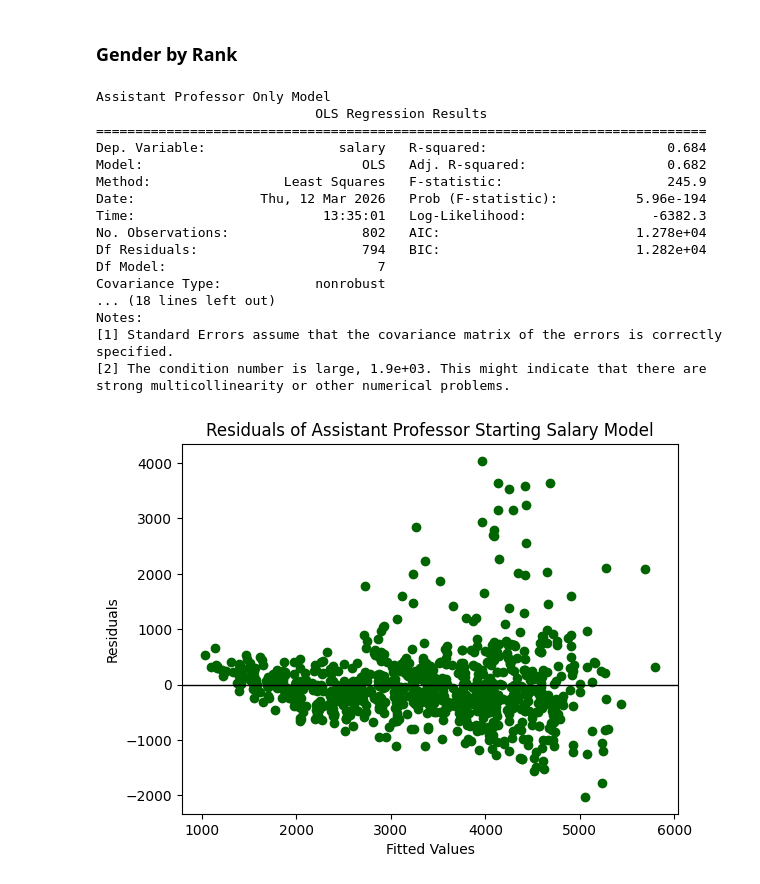
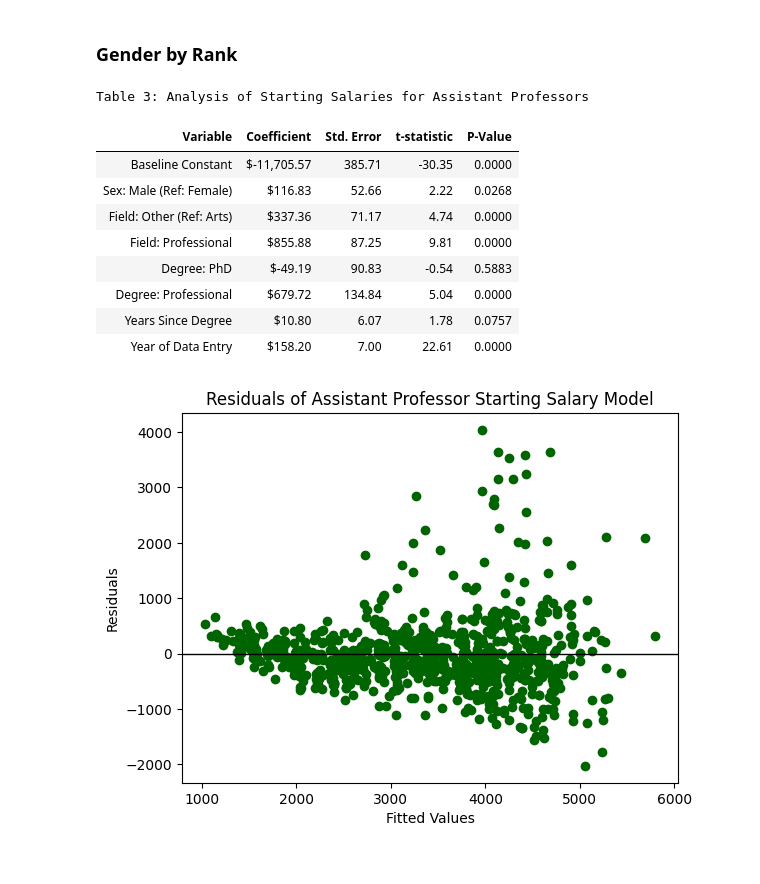
Before and after one commit to Jaiycex/Data557_Project_StoryTeam, a Jupyter notebook: Istanbul_IDS.ipynb, the cells around one changed output. Cells and saved outputs as stored; diff of their text form; code cells hidden in the pictures.

```diff
--- a/Istanbul_IDS.ipynb
+++ b/Istanbul_IDS.ipynb
@@ -278,30 +364,62 @@ for col in categorical_cols:
 # %%
 #Assist prof model (dropped admin bc only 1 point was admin == 1)
 assist_lm = smf.ols(
     "salary ~ sex + field + deg + yrdeg + year",
     data=assist_prof_subset
 ).fit()
 
-print("Assistant Professor Only Model")
-print(assist_lm.summary())
+# 1. Extract results from the Assistant Professor OLS model
+assist_results = pd.DataFrame({
+    'Variable': assist_lm.model.exog_names,
+    'Coefficient': assist_lm.params.values,
+    'Std. Error': assist_lm.bse.values,
+    't-statistic': assist_lm.tvalues.values,
+    'P-Value': assist_lm.pvalues.values
+})
+
+# 2. Map to Human-Readable Names for administrators
+name_map_assist = {
+    'Intercept': 'Baseline Constant',
+    'sex[T.M]': 'Sex: Male (Ref: Female)',
+    'field[T.Other]': 'Field: Other (Ref: Arts)',
+    'field[T.Prof]': 'Field: Professional',
+    'deg[T.PhD]': 'Degree: PhD',
+    'deg[T.Prof]': 'Degree: Professional',
+    'yrdeg': 'Years Since Degree',
+    'year': 'Year of Data Entry'
+}
+assist_results['Variable'] = assist_results['Variable'].map(name_map_assist)
+
+# 3. Create the Styled HTML Table
+styled_assist_table = (assist_results.style
+    .format({
+        'Coefficient': '${:,.2f}',
+        'Std. Error': '{:.2f}',
+        't-statistic': '{:.2f}',
+        'P-Value': '{:.4f}'
+    })
+    # Highlight the Sex row to draw the administrator's eye
+    .apply(lambda x: ['background-color: #f8d7da' if 'Sex: Male' in str(v) else '' for v in x], axis=1)
+    .set_caption("Table 3: Analysis of Starting Salaries for Assistant Professors")
+    .set_table_styles([
+        {'selector': 'th', 'props': [('background-color', '#343a40'), ('color', 'white'), ('font-family', 'Arial')]},
+        {'selector': 'td', 'props': [('border', '1px solid #dee2e6'), ('padding', '8px')]}
+    ])
+    .hide(axis='index')
+)
+
+styled_assist_table
 # %% [output]
-Assistant Professor Only Model
-                            OLS Regression Results
-==============================================================================
-Dep. Variable:                 salary   R-squared:                       0.684
-Model:                            OLS   Adj. R-squared:                  0.682
-Method:                 Least Squares   F-statistic:                     245.9
-Date:                Thu, 12 Mar 2026   Prob (F-statistic):          5.96e-194
-Time:                        13:35:01   Log-Likelihood:                -6382.3
-No. Observations:                 802   AIC:                         1.278e+04
-Df Residuals:                     794   BIC:                         1.282e+04
-Df Model:                           7
-Covariance Type:            nonrobust
-... (18 lines left out)
-Notes:
-[1] Standard Errors assume that the covariance matrix of the errors is correctly specified.
-[2] The condition number is large, 1.9e+03. This might indicate that there are
-strong multicollinearity or other numerical problems.
+Table 3: Analysis of Starting Salaries for Assistant Professors
+| Variable | Coefficient | Std. Error | t-statistic | P-Value |
+| Baseline Constant | $-11,705.57 | 385.71 | -30.35 | 0.0000 |
+| Sex: Male (Ref: Female) | $116.83 | 52.66 | 2.22 | 0.0268 |
+| Field: Other (Ref: Arts) | $337.36 | 71.17 | 4.74 | 0.0000 |
+| Field: Professional | $855.88 | 87.25 | 9.81 | 0.0000 |
+| Degree: PhD | $-49.19 | 90.83 | -0.54 | 0.5883 |
+| Degree: Professional | $679.72 | 134.84 | 5.04 | 0.0000 |
+| Years Since Degree | $10.80 | 6.07 | 1.78 | 0.0757 |
+| Year of Data Entry | $158.20 | 7.00 | 22.61 | 0.0000 |
 # %%
 #Check residuals + plot
 Q1_assist_residuals = assist_lm.resid
```
Also changed, not shown: parts of 17 cells of this notebook.
